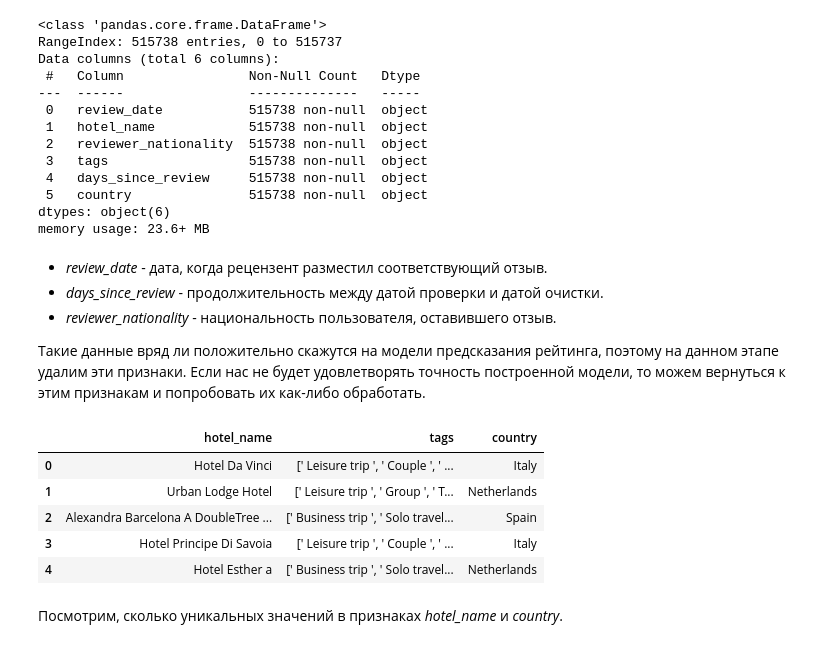
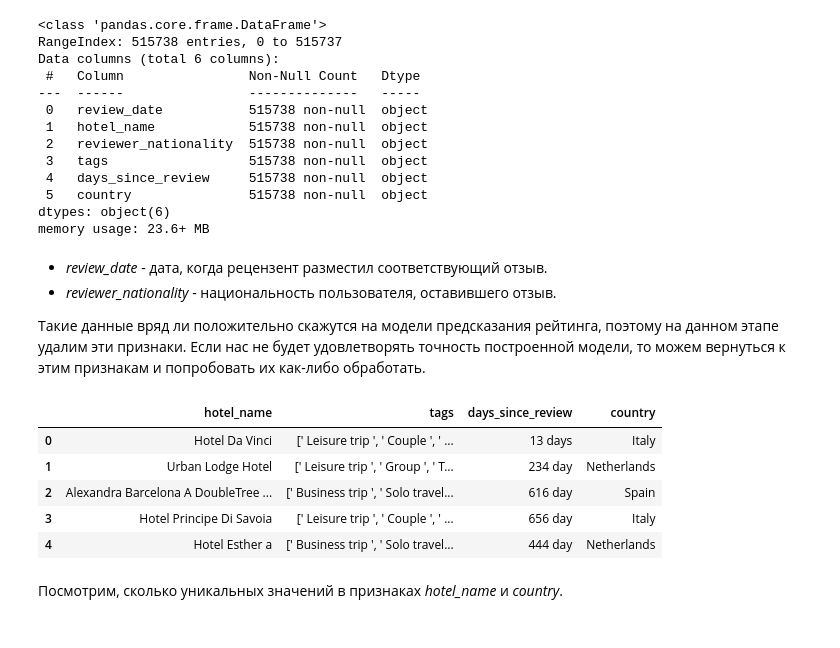
Before and after one commit to ScReameer/EDA-Project-3-rating-prediction, a Jupyter notebook: Project_3 Rating prediction.ipynb, the cells around one changed output. Saved outputs shown, nothing was run; the diff lists cells and outputs as text; code cells hidden in the pictures.

```diff
--- a/Project_3 Rating prediction.ipynb
+++ b/Project_3 Rating prediction.ipynb
@@ -670,3 +684,5 @@ hotels.head(2)
+# %%
+hotels['review_rate'] = (hotels['review_total_positive_word_counts'] + 1) / (hotels['review_total_negative_word_counts'] + 1)
 # %% [markdown]
 Далеко не все негативные отзывы мы можем назвать "истинно негативными". Например, человек может написать "всё хорошо" или "нет претензий" или вообще оставить пустую строку в разделе для негативных отзывов, при этом данный отзыв де-факто не будет являться негативным. Попытаемся уменьшить количество таких отзывов, сделав их нейтральными.
 # %%
@@ -872,20 +891,19 @@ dtypes: object(6)
 memory usage: 23.6+ MB
 # %% [markdown]
 * *review_date* - дата, когда рецензент разместил соответствующий отзыв.
-* *days_since_review* - продолжительность между датой проверки и датой очистки.
 * *reviewer_nationality* - национальность пользователя, оставившего отзыв.
 
 Такие данные вряд ли положительно скажутся на модели предсказания рейтинга, поэтому на данном этапе удалим эти признаки. Если нас не будет удовлетворять точность построенной модели, то можем вернуться к этим признакам и попробовать их как-либо обработать.
 # %%
-cat_hotels.drop(columns=['review_date', 'days_since_review', 'reviewer_nationality'], inplace=True)
+cat_hotels.drop(columns=['review_date', 'reviewer_nationality'], inplace=True)
 cat_hotels.head()
 # %% [output]
-|  | hotel_name | tags | country |
-| 0 | Hotel Da Vinci | [' Leisure trip ', ' Couple ', ' ... | Italy |
-| 1 | Urban Lodge Hotel | [' Leisure trip ', ' Group ', ' T... | Netherlands |
-| 2 | Alexandra Barcelona A DoubleTree ... | [' Business trip ', ' Solo travel... | Spain |
-| 3 | Hotel Principe Di Savoia | [' Leisure trip ', ' Couple ', ' ... | Italy |
-| 4 | Hotel Esther a | [' Business trip ', ' Solo travel... | Netherlands |
+|  | hotel_name | tags | days_since_review | country |
+| 0 | Hotel Da Vinci | [' Leisure trip ', ' Couple ', ' ... | 13 days | Italy |
+| 1 | Urban Lodge Hotel | [' Leisure trip ', ' Group ', ' T... | 234 day | Netherlands |
+| 2 | Alexandra Barcelona A DoubleTree ... | [' Business trip ', ' Solo travel... | 616 day | Spain |
+| 3 | Hotel Principe Di Savoia | [' Leisure trip ', ' Couple ', ' ... | 656 day | Italy |
+| 4 | Hotel Esther a | [' Business trip ', ' Solo travel... | 444 day | Netherlands |
 # %% [markdown]
 Посмотрим, сколько уникальных значений в признаках *hotel_name* и *country*.
 # %%
```
Also changed, not shown: parts of 33 cells of this notebook.
